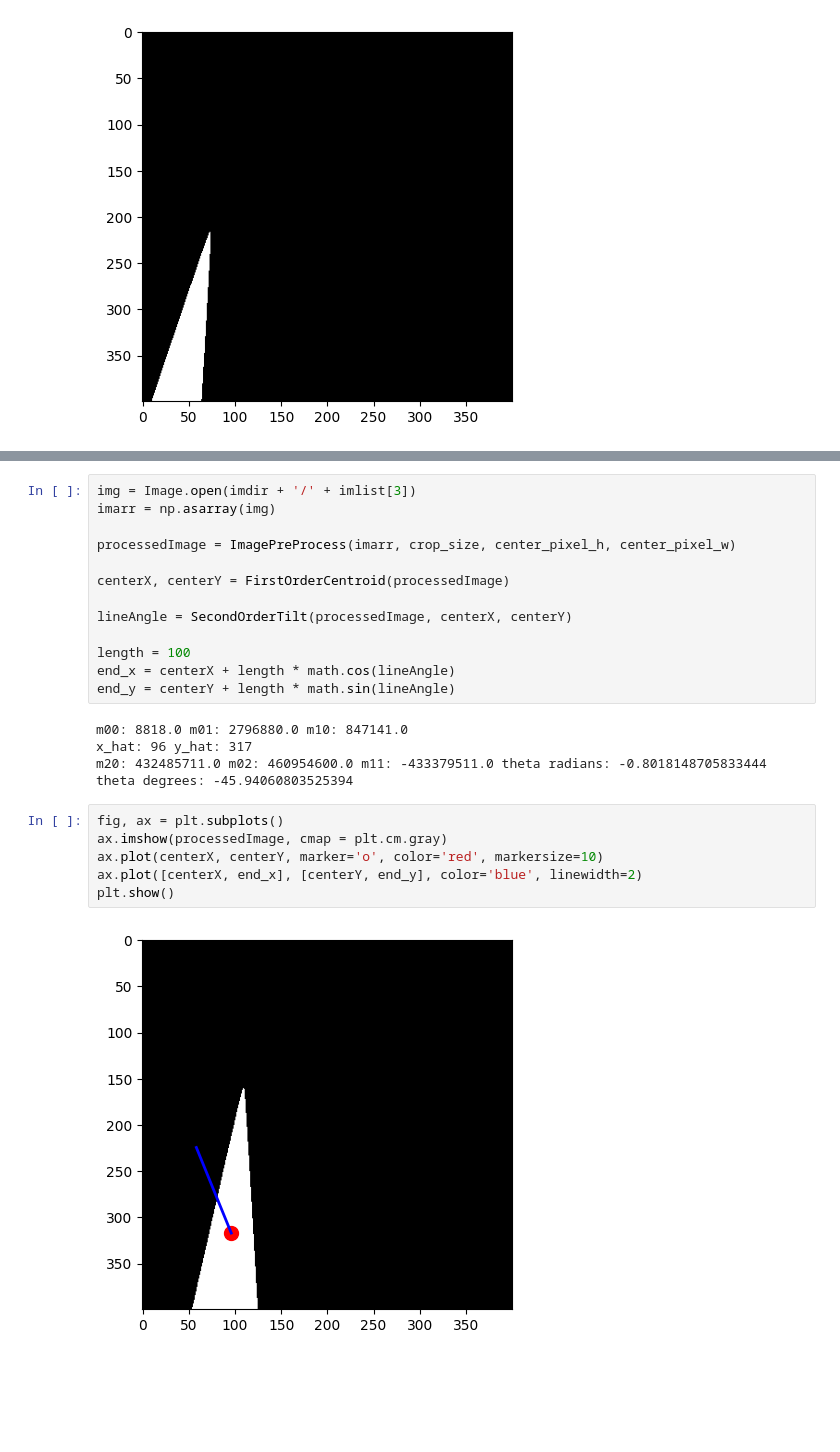
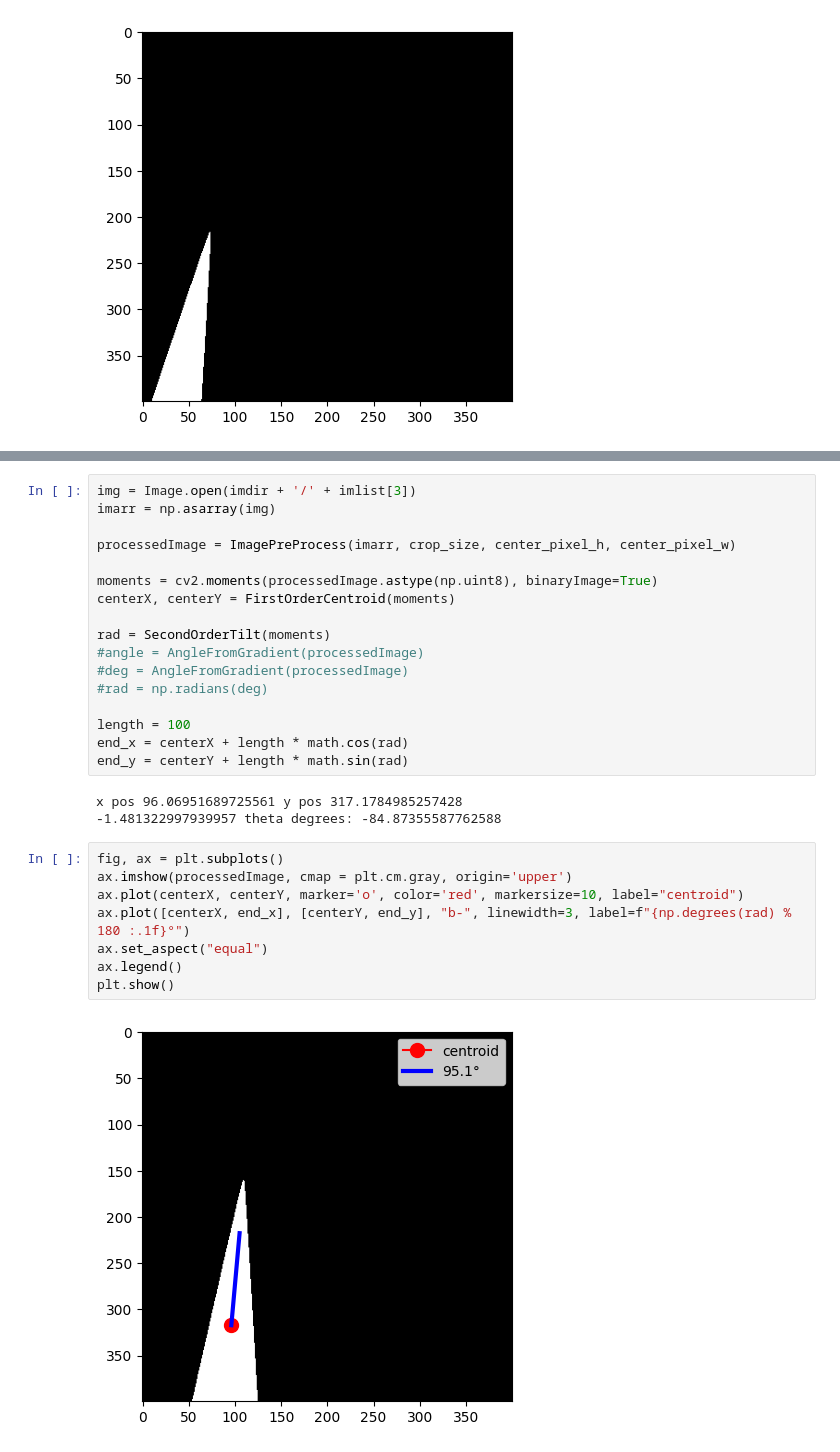
Before and after one commit to ohernpaul/LineFollower_Sim2Real, a Jupyter notebook: src/linepreprocessor/linepreprocessor/test_segmentation.ipynb, the cells around one changed output, grey strips where cells are left out. Cells and saved outputs as stored; diff of their text form; blank space fills up the shorter version.

Commit message:
refactor the angle calculation using cv2 moments function, which was unknown at the time. Much faster than looping

```diff
--- a/src/linepreprocessor/linepreprocessor/test_segmentation.ipynb
+++ b/src/linepreprocessor/linepreprocessor/test_segmentation.ipynb
@@ -154,25 +151,30 @@ imarr = np.asarray(img)
 
 processedImage = ImagePreProcess(imarr, crop_size, center_pixel_h, center_pixel_w)
 
-centerX, centerY = FirstOrderCentroid(processedImage)
+moments = cv2.moments(processedImage.astype(np.uint8), binaryImage=True)
+centerX, centerY = FirstOrderCentroid(moments)
 
-lineAngle = SecondOrderTilt(processedImage, centerX, centerY)
+rad = SecondOrderTilt(moments)
+#angle = AngleFromGradient(processedImage)
+#deg = AngleFromGradient(processedImage)
+#rad = np.radians(deg)
 
 length = 100
-end_x = centerX + length * math.cos(lineAngle)
-end_y = centerY + length * math.sin(lineAngle)
+end_x = centerX + length * math.cos(rad)
+end_y = centerY + length * math.sin(rad)
 # %% [output]
-m00: 8818.0 m01: 2796880.0 m10: 847141.0
-x_hat: 96 y_hat: 317
-m20: 432485711.0 m02: 460954600.0 m11: -433379511.0 theta radians: -0.8018148705833444 theta degrees: -45.94060803525394
+x pos 96.06951689725561 y pos 317.1784985257428
+-1.481322997939957 theta degrees: -84.87355587762588
 # %%
 fig, ax = plt.subplots()
-ax.imshow(processedImage, cmap = plt.cm.gray)
-ax.plot(centerX, centerY, marker='o', color='red', markersize=10)
-ax.plot([centerX, end_x], [centerY, end_y], color='blue', linewidth=2)
+ax.imshow(processedImage, cmap = plt.cm.gray, origin='upper')
+ax.plot(centerX, centerY, marker='o', color='red', markersize=10, label="centroid")
+ax.plot([centerX, end_x], [centerY, end_y], "b-", linewidth=3, label=f"{np.degrees(rad) % 180 :.1f}°")
+ax.set_aspect("equal")
+ax.legend()
 plt.show()
 # %% [output]
-[figure, old version]
+[figure, new version]
 # %%
 
 mat = processedImage.astype('uint8')
```
Also changed, not shown: parts of 3 cells of this notebook.
